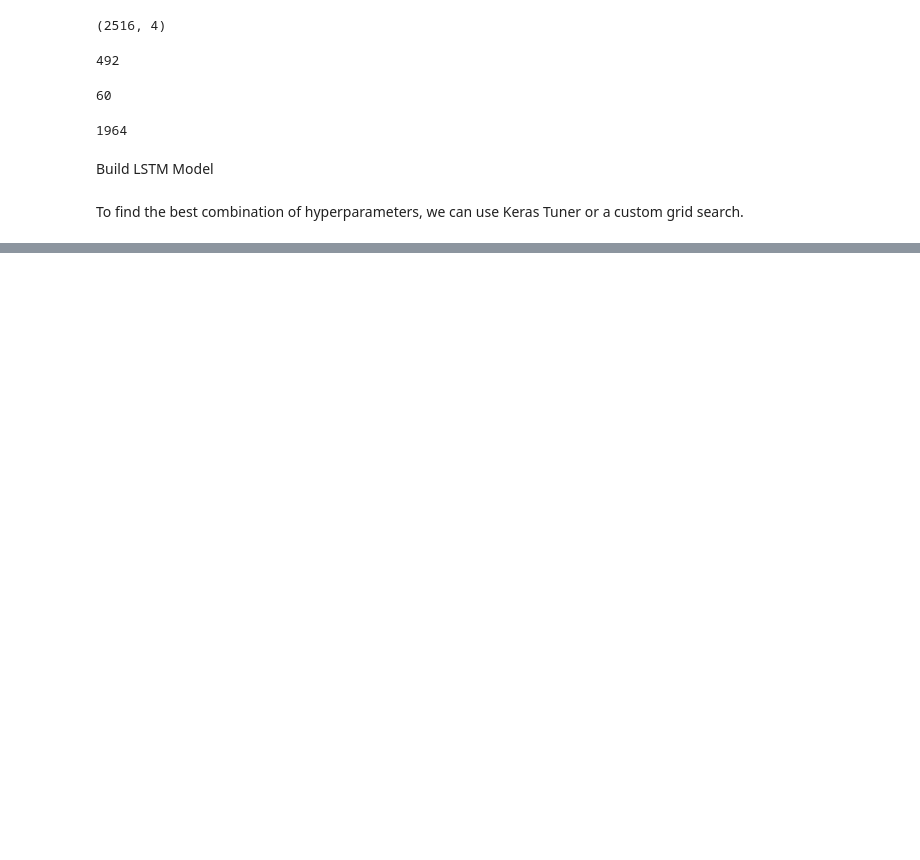
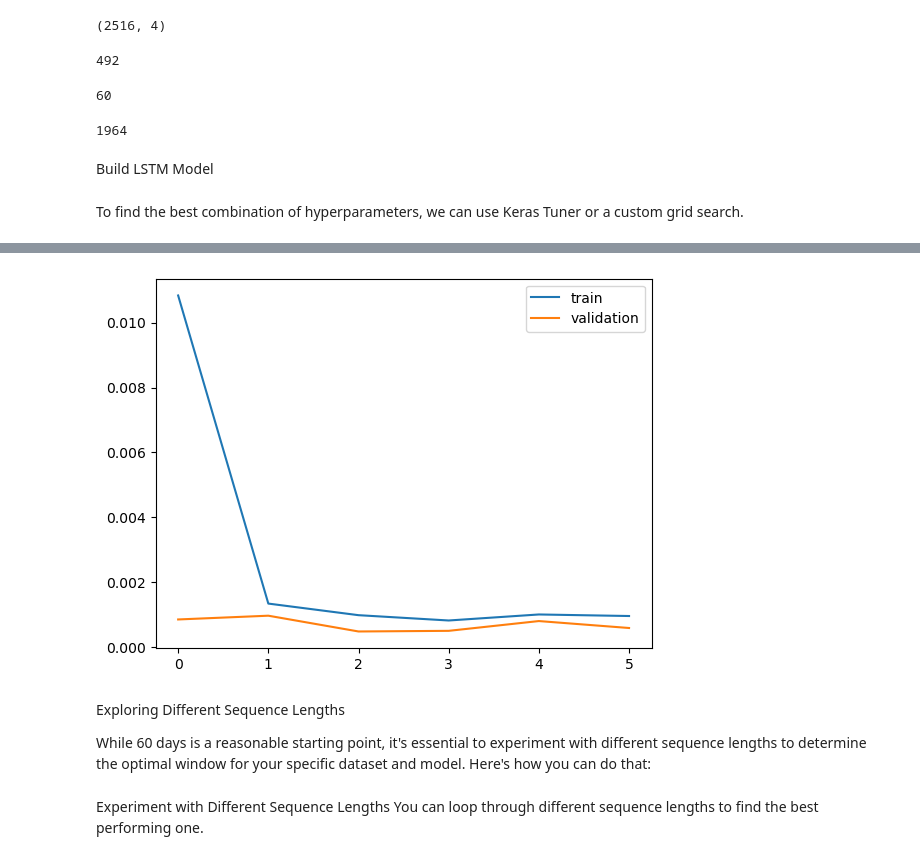
Before and after one commit to shekharbiswas/LSTM-Stock-Analysis, a Jupyter notebook: LSTM_model.ipynb, the cells around one changed output, grey strips where cells are left out. Cells and saved outputs as stored; diff of their text form; code cells hidden in the pictures; blank space fills up the shorter version.

```diff
--- a/LSTM_model.ipynb
+++ b/LSTM_model.ipynb
@@ -181,0 +178,17 @@ Epoch 1/50
+# %%
+# Build the model with the optimal hyperparameters
+model = build_model(best_hps.get('units'), best_hps.get('dropout_rate'), best_hps.get('learning_rate'))
+
+# Train the model
+history = model.fit(X_train, y_train, epochs=50, batch_size=32, validation_split=0.2, callbacks=[EarlyStopping(monitor='val_loss', patience=3)])
+
+# Evaluate the model
+loss = model.evaluate(X_test, y_test)
+print(f'Test Loss: {loss}')
+
+# Plot training history
+plt.plot(history.history['loss'], label='train')
+plt.plot(history.history['val_loss'], label='validation')
+plt.legend()
+plt.show()
+# %% [output]
@@ -181,0 +209,6 @@ Epoch 1/50
+[figure, added]
+# %% [markdown]
+Exploring Different Sequence Lengths
+
+
+While 60 days is a reasonable starting point, it's essential to experiment with different sequence lengths to determine the optimal window for your specific dataset and model. Here's how you can do that:
@@ -181,0 +223,3 @@ Epoch 1/50
+# %% [markdown]
+Experiment with Different Sequence Lengths
+You can loop through different sequence lengths to find the best performing one.
```
Also changed, not shown: parts of 5 cells of this notebook, 7 other files.
